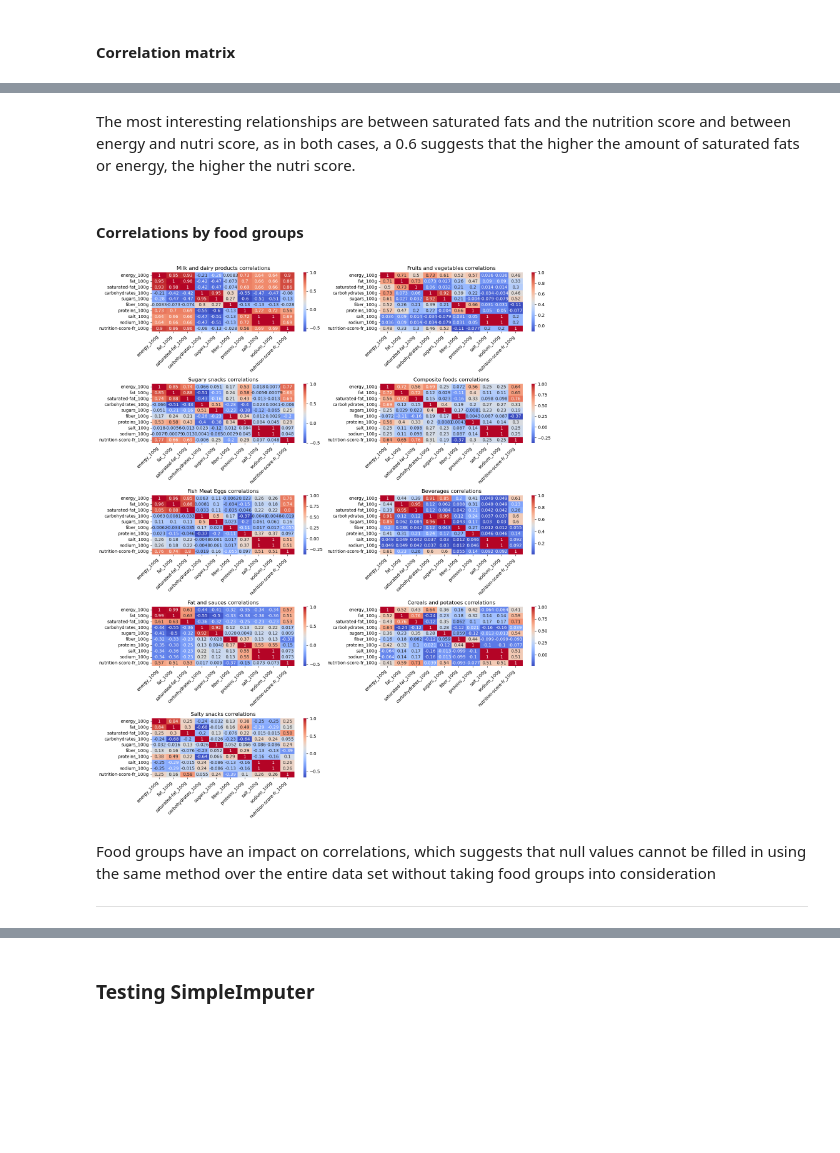
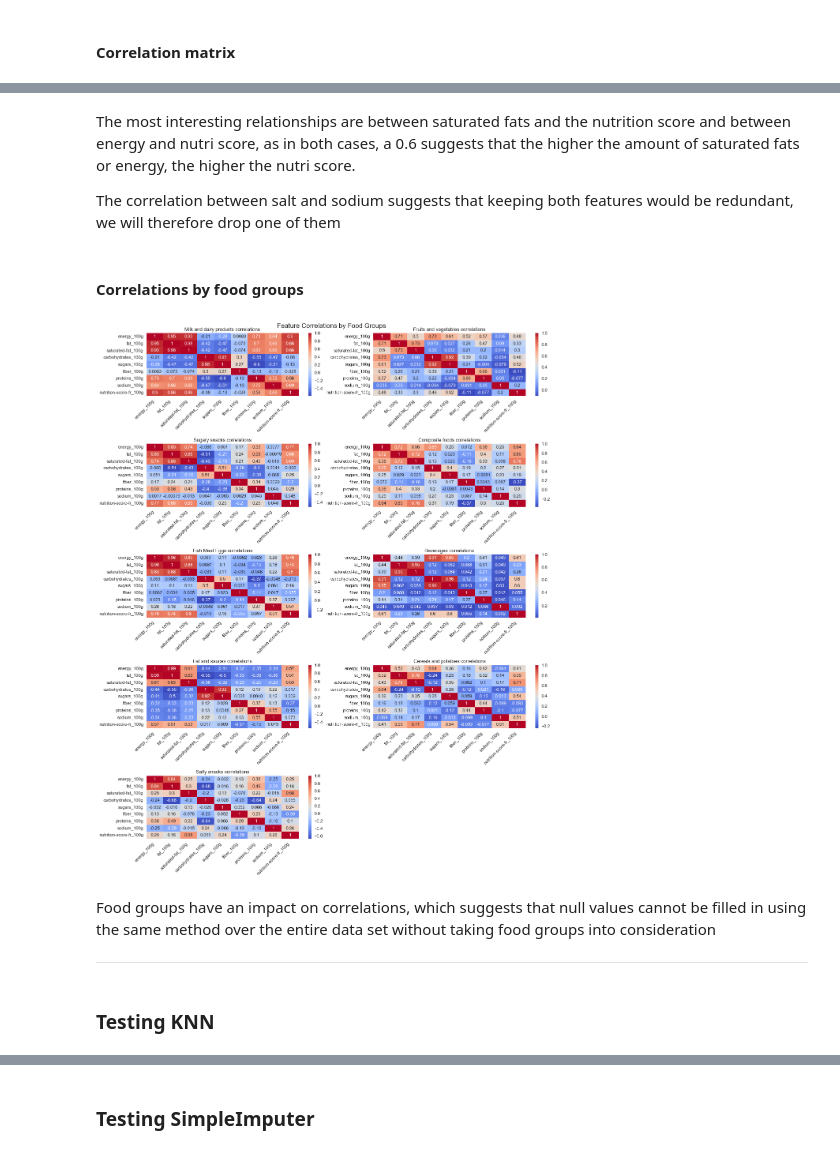
Before and after one commit to Dzov/DSP3, a Jupyter notebook: Haladjian_Amelie-Dzovinar_1_notebook_072023.ipynb, the cells around one changed output, grey strips where cells are left out. Saved outputs shown, nothing was run; the diff lists cells and outputs as text; code cells hidden in the pictures; blank space fills up the shorter version.

```diff
--- a/Haladjian_Amelie-Dzovinar_1_notebook_072023.ipynb
+++ b/Haladjian_Amelie-Dzovinar_1_notebook_072023.ipynb
@@ -12,6 +12,10 @@ from sklearn.impute import SimpleImputer
 from sklearn.experimental import enable_iterative_imputer
 from sklearn.impute import IterativeImputer
 from sklearn.linear_model import LinearRegression
+from sklearn.decomposition import PCA
+
+
+plt.style.use("seaborn-v0_8-darkgrid")
 
 raw_products = pd.read_csv("fr.openfoodfacts.org.products.csv", delimiter="\t")
 # %% [markdown]
@@ -382,2 +375,0 @@ len(products_to_remove) / len(products) * 100
-# %%
-products = products.drop(products_to_remove.index)
@@ -829,2 +851,4 @@ plt.show()
 # %% [markdown]
 The most interesting relationships are between saturated fats and the nutrition score and between energy and nutri score, as in both cases, a 0.6 suggests that the higher the amount of saturated fats or energy, the higher the nutri score.
+
+The correlation between salt and sodium suggests that keeping both features would be redundant, we will therefore drop one of them
@@ -831,19 +859,22 @@ The most interesting relationships are between saturated fats and the nutrition
 # %% [markdown]
 #### Correlations by food groups
 # %%
-plt.figure(figsize=(15, 18))
+fig = plt.figure(figsize=(15, 18))
 for i, (group_name, group_df) in enumerate(get_pnns_groups().items()):
     i += 1
     ax = plt.subplot(5, 2, i)
     correlation_matrix = group_df.corr(numeric_only=True)
     sns.heatmap(correlation_matrix, cmap="coolwarm", annot=True, ax=ax)
-    ax.set_title(group_df.iloc[0]["pnns_groups_1"] + " correlations")
+    ax.set_title(group_df.iloc[0]["pnns_groups_1"] + " correlations", fontsize=11)
     ax.set_xticklabels(ax.get_xticklabels(), rotation=45, ha="right")
+fig.suptitle("Feature Correlations by Food Groups", fontsize=15)
 plt.tight_layout()
 plt.show()
 # %% [output]
-[figure, old version]
+[figure, new version]
 # %% [markdown]
 Food groups have an impact on correlations, which suggests that null values cannot be filled in using the same method over the entire data set without taking food groups into consideration
 
 ---
+# %% [markdown]
+### Testing KNN
```
Also changed, not shown: parts of 100 cells of this notebook.
